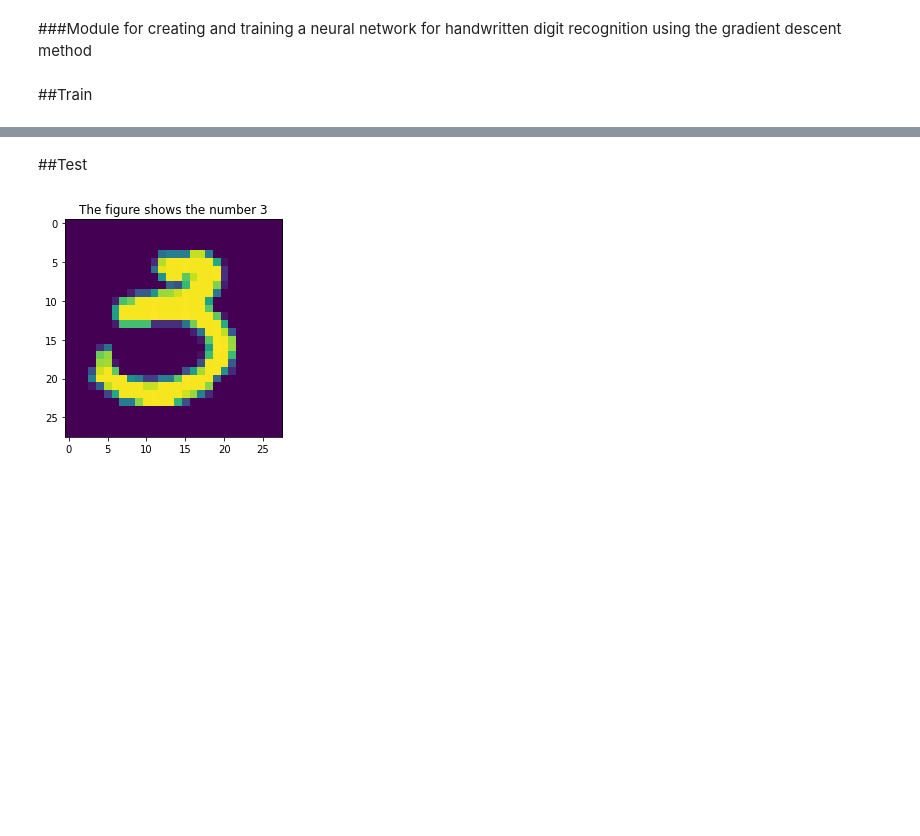
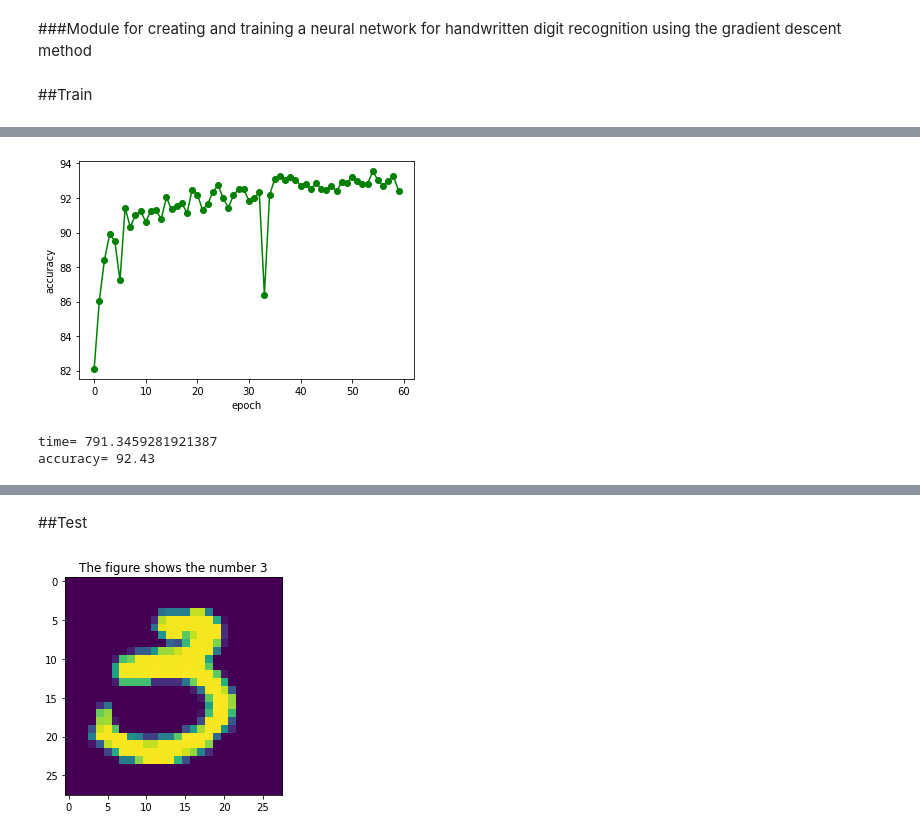
Before and after one commit to Nastasy822/SUSU, a Jupyter notebook: DeepLearning/main.ipynb, the cells around one changed output, grey strips where cells are left out. Drawn from its saved outputs; the diff is of its cells as text; code cells hidden in the pictures; blank space fills up the shorter version.

```diff
--- a/DeepLearning/main.ipynb
+++ b/DeepLearning/main.ipynb
@@ -19,0 +28,7 @@ net.SGD(train_data, 30, 10, 3.0, test_data=test_data)
+# %%
+net = network.Network([784, 30, 10])
+net.SGD(train_data, 60, 10, 3.0, test_data=test_data)
+# %% [output]
+[figure, added]
+time= 791.3459281921387
+accuracy= 92.43
```
Also changed, not shown: parts of 9 cells of this notebook, 1 other file.
